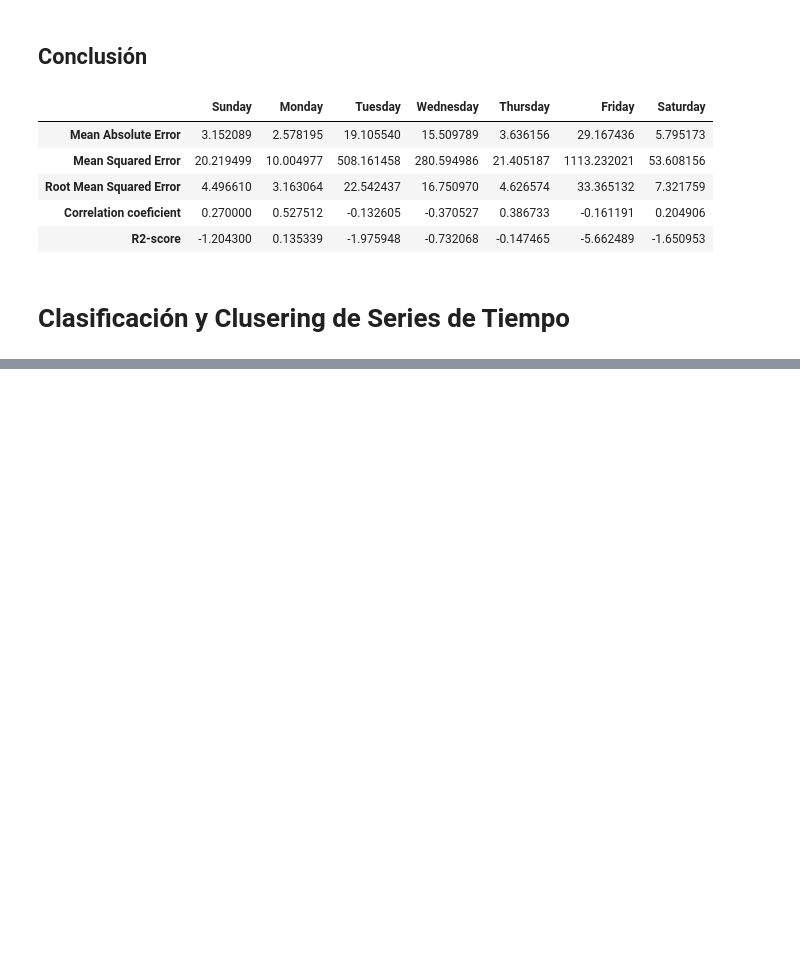
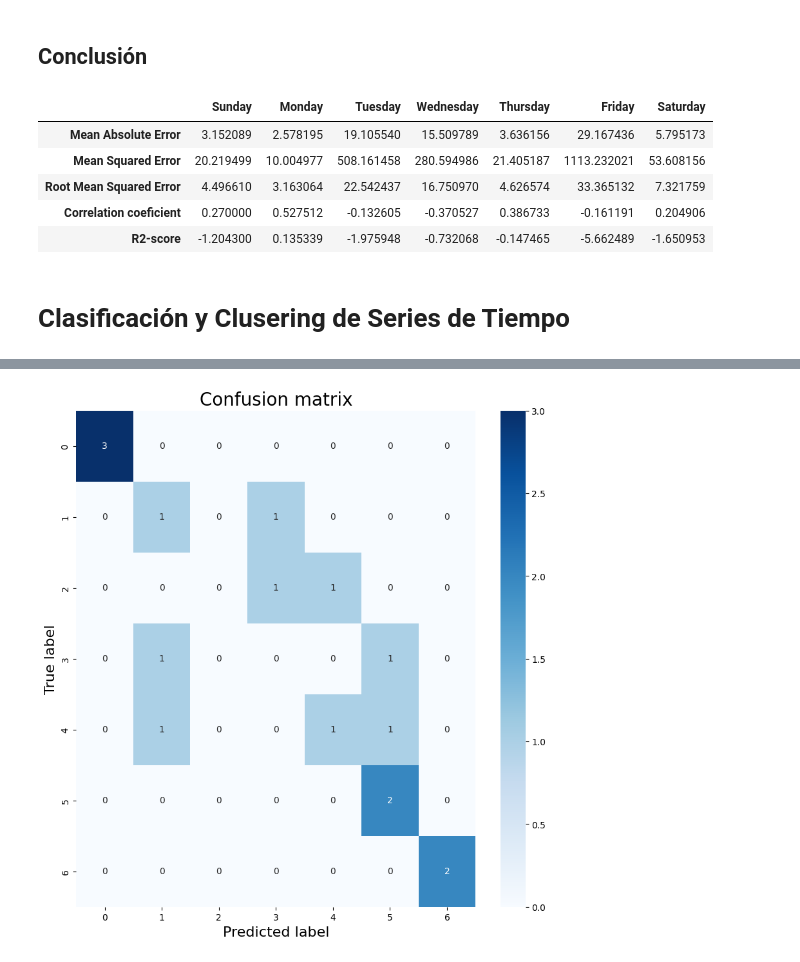
Before and after one commit to KevinrealG/Series_de_tiempo, a Jupyter notebook: 01_Time_Series_pred.ipynb, the cells around one changed output, grey strips where cells are left out. Drawn from its saved outputs; the diff is of its cells as text; code cells hidden in the pictures; blank space fills up the shorter version.

```diff
--- a/01_Time_Series_pred.ipynb
+++ b/01_Time_Series_pred.ipynb
@@ -524,0 +541,15 @@ metrics_df
+# %%
+# prompt: convert train_x numpy arraywith sahpe (78, 1, 288) into a dataframe with 288 columns
+
+df = pd.DataFrame(train_x.reshape(78,288))
+df.columns = ['t_' + str(i) for i in range(288)]
+# %%
+# prompt: labels are in train_y
+
+df['labels'] = train_y
+# %%
+# prompt: rellenar nulos
+
+df.fillna(method='ffill', inplace=True)
+# %%
+Datos = df.copy()
@@ -524,0 +623,24 @@ metrics_df
+# %%
+# prompt: Show results into heatmap, make prediction over all data
+
+# Make predictions on the entire dataset
+y_pred = classifier.predict(Datos[['t_' + str(i) for i in range(288)]])
+# Create a heatmap of the confusion matrix
+plt.figure(figsize=(10, 10))
+sns.heatmap(confusion_matrix(y_test, y_pred), annot=True, cmap='Blues')
+plt.xlabel('Predicted label')
+plt.ylabel('True label')
+plt.title('Confusion matrix')
+plt.show()
+
+
+
+# Plot the predictions
+plt.figure(figsize=(10, 5))
+plt.plot(Datos['labels'], label='True values')
+plt.plot(y_pred, label='Predicted values')
+plt.legend()
+plt.title('Time series classification')
+plt.show()
+# %% [output]
+[figure, added]
```
Also changed, not shown: parts of 10 cells of this notebook.
